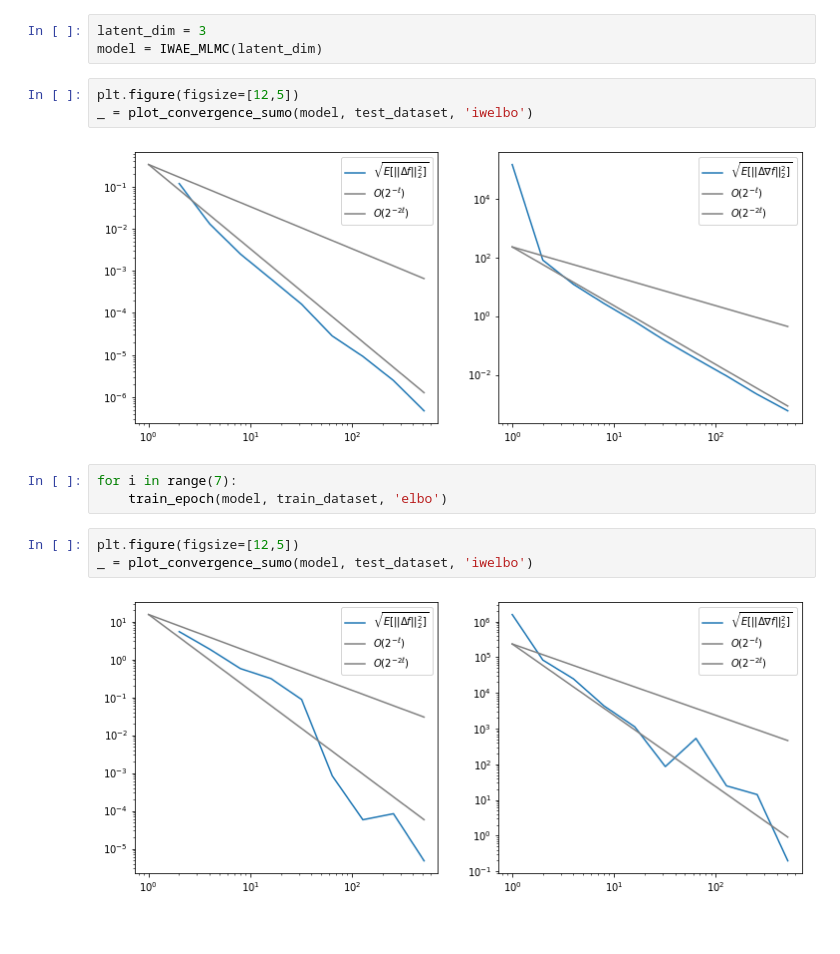
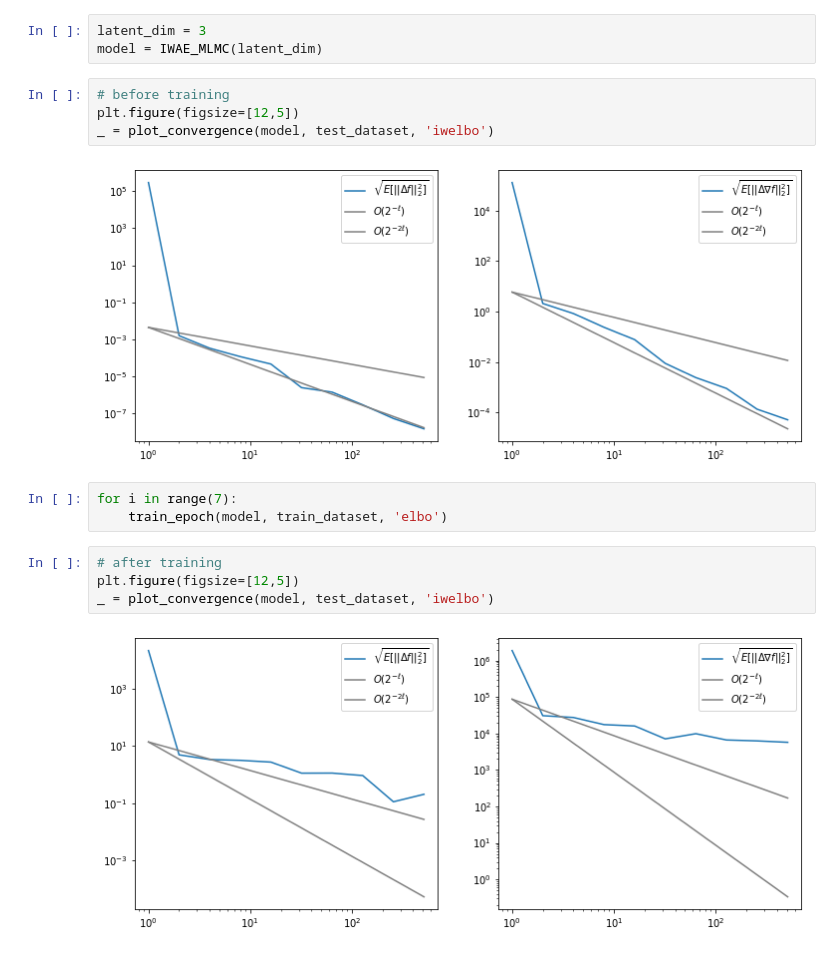
Before and after one commit to Goda-Research-Group/mlmc-model-evidence, a Jupyter notebook: notebooks/Convolutional_Variational_Autoencoder.ipynb, the cells around one changed output. Saved outputs shown, nothing was run; the diff lists cells and outputs as text.

```diff
--- a/notebooks/Convolutional_Variational_Autoencoder.ipynb
+++ b/notebooks/Convolutional_Variational_Autoencoder.ipynb
@@ -186,15 +190,17 @@ def plot_convergence_sumo(model, test_dataset, obj):
 latent_dim = 3
 model = IWAE_MLMC(latent_dim)
 # %%
+# before training
 plt.figure(figsize=[12,5])
-_ = plot_convergence_sumo(model, test_dataset, 'iwelbo')
+_ = plot_convergence(model, test_dataset, 'iwelbo')
 # %% [output]
-[figure, old version]
+[figure, new version]
 # %%
 for i in range(7):
     train_epoch(model, train_dataset, 'elbo')
 # %%
+# after training
 plt.figure(figsize=[12,5])
-_ = plot_convergence_sumo(model, test_dataset, 'iwelbo')
+_ = plot_convergence(model, test_dataset, 'iwelbo')
 # %% [output]
-[figure, old version]
+[figure, new version]
```
Also changed, not shown: parts of 7 cells of this notebook, 1 other file.
